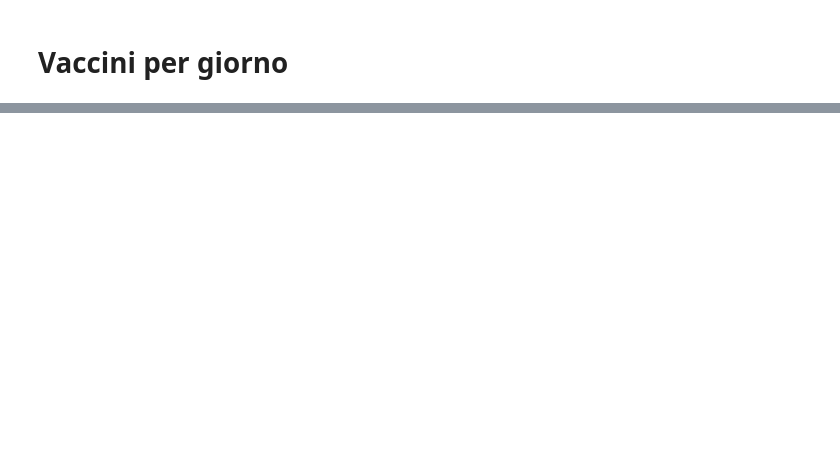
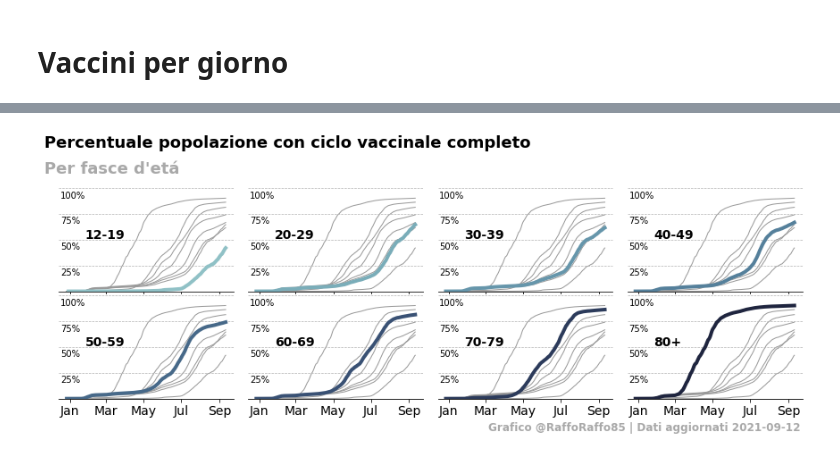
Before and after one commit to raffo85h/202108_italy_covid, a Jupyter notebook: nbs/02_data_daily_vaccine_per_age.ipynb, the cells around one changed output, grey strips where cells are left out. Saved outputs shown, nothing was run; the diff lists cells and outputs as text; code cells hidden in the pictures; blank space fills up the shorter version.

```diff
--- a/nbs/02_data_daily_vaccine_per_age.ipynb
+++ b/nbs/02_data_daily_vaccine_per_age.ipynb
@@ -484,0 +508,42 @@ g.set_subtitle(FOOTNOTE, x=.98, y=0, fs=12, ha='right')
+# %%
+cum_complete_vacc_age_df = (
+    get_daily_vacc_by_dim(vacc_df, dims=['fascia_anagrafica'], by_dose=True, rolling=1)
+    .query('dose=="ciclo completo"')
+    .sort_values(['fascia_anagrafica', 'date'])
+    .reset_index(drop=True)
+    .assign(cum_vacc=lambda df: df.groupby('fascia_anagrafica').apply(lambda x: x.value.cumsum()).reset_index(drop=True))
+    .merge(pop_by_age_df, on='fascia_anagrafica')
+    .assign(cum_share=lambda x: x.cum_vacc * 100 / x.totale_popolazione)
+)
+# %%
+pal = sns.cubehelix_palette(len(AGE_ORDER), rot=-.25, light=.7)
+g = sns.FacetGrid(
+    data=cum_complete_vacc_age_df,
+    col="fascia_anagrafica", hue="fascia_anagrafica",
+    col_order=AGE_ORDER, hue_order=AGE_ORDER,
+    palette=pal,
+    col_wrap=4, height=2, aspect=1.5,
+)
+g.map(sns.lineplot, 'date', 'cum_share', linewidth=4, zorder=5)
+for ax in g.axes.flatten():
+    fascia_anagrafica = ax.get_title().split(' = ')[1]
+    ax.text(.15, .51, fascia_anagrafica, transform=ax.transAxes, fontweight="bold", ha='left')
+    sns.lineplot(
+        data=cum_complete_vacc_age_df, x="date", y="cum_share", units="fascia_anagrafica",
+        estimator=None, color=".6", linewidth=1, ax=ax,
+    )
+    ax.legend_.remove()
+    for i in np.arange(25, 101, 25):
+        ax.axhline(i, ls='--', lw=.7, color='.7', clip_on=False)
+        ax.text(ax.get_xlim()[0]+2.5, i-2.5, '{}%'.format(i), fontsize=10, ha='left', va='top')
+g.set_titles('')
+g.set_axis_labels(x_var="", y_var="")
+g.set(ylim=(0.02, 101), yticks=[])
+g.set_xdates(START_DATE, END_DATE, fmt='%b', freq='2MS')
+g.despine(left=True)
+g.fig.tight_layout(h_pad=0)
+g.set_suptitle('Percentuale popolazione con ciclo vaccinale completo', y=1.15)
+g.set_subtitle('Per fascia anagrafica')
+g.set_subtitle(FOOTNOTE, x=.98, y=0, fs=12, ha='right')
+# %% [output]
+[figure, added]
```
Also changed, not shown: parts of 16 cells of this notebook, 1 other file.
